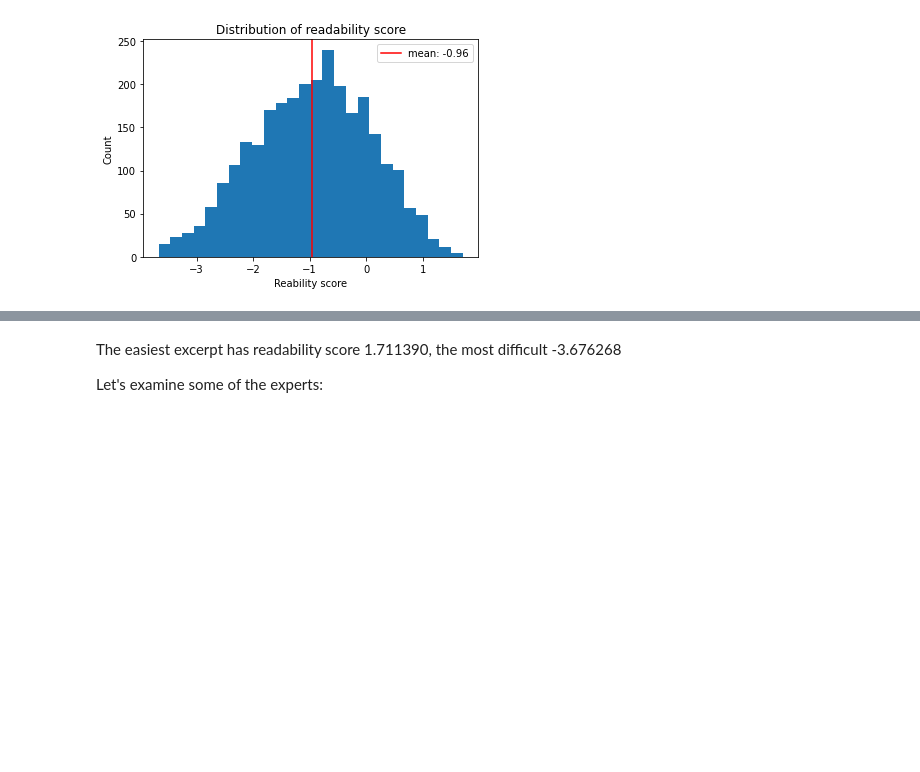
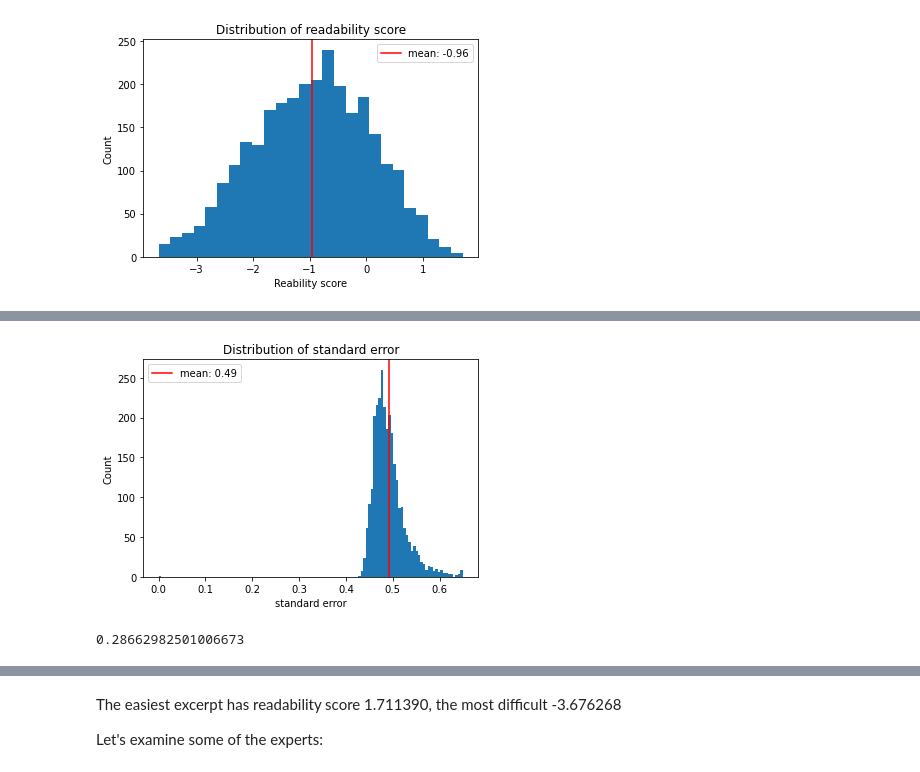
Before and after one commit to xvelichkov/softuni_ai_module, a Jupyter notebook: data_science/FinalProject/Readability Assement Commonlit.ipynb, the cells around one changed output, grey strips where cells are left out. Saved outputs shown, nothing was run; the diff lists cells and outputs as text; code cells hidden in the pictures; blank space fills up the shorter version.

```diff
--- a/data_science/FinalProject/Readability Assement Commonlit.ipynb
+++ b/data_science/FinalProject/Readability Assement Commonlit.ipynb
@@ -175,0 +144,8 @@ readability_data.describe()
+# %%
+plot_distribution(readability_data.standard_error, "Distribution of standard error", "standard error")
+# %% [output]
+[figure, added]
+# %%
+readability_data.standard_error.skew()
+# %% [output]
+0.28662982501006673
```
Also changed, not shown: parts of 133 cells of this notebook, 1 other file.
